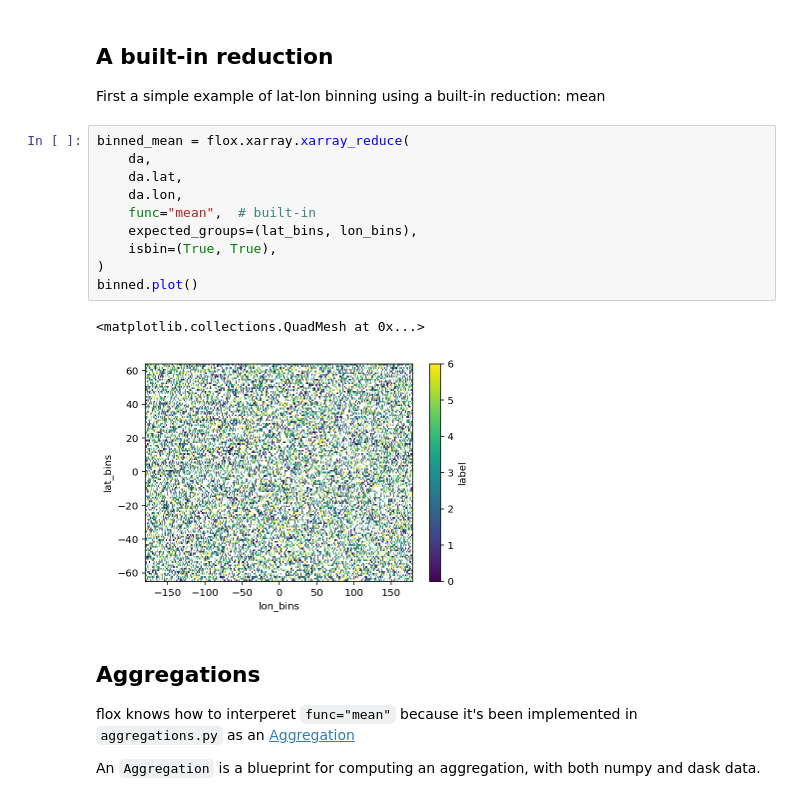
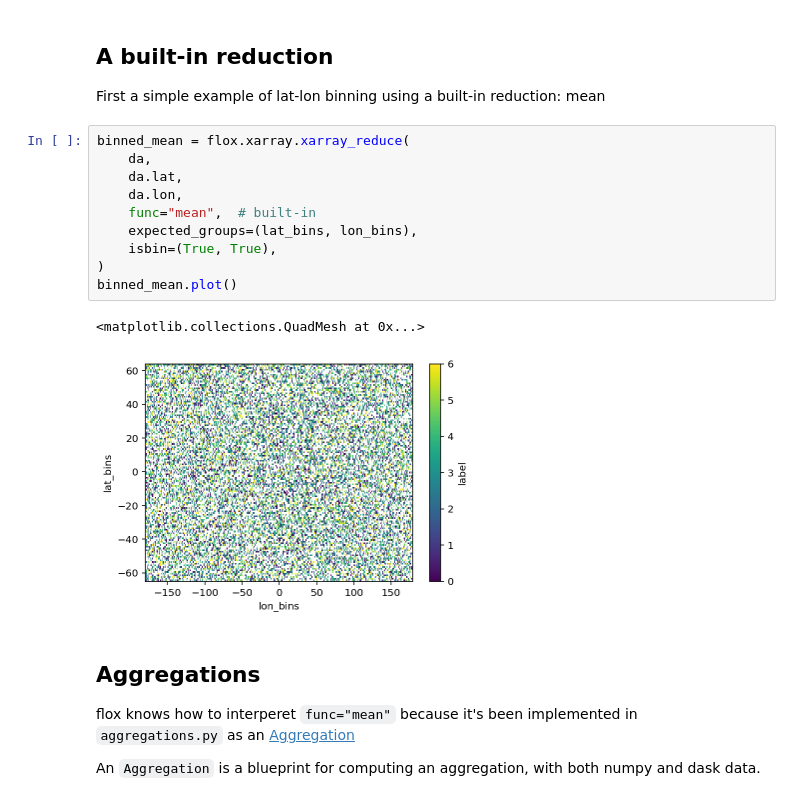
Before and after one commit to xarray-contrib/flox, a Jupyter notebook: docs/source/user-stories/custom-aggregations.ipynb, the cells around one changed output. Drawn from its saved outputs; the diff is of its cells as text.

```diff
--- a/docs/source/user-stories/custom-aggregations.ipynb
+++ b/docs/source/user-stories/custom-aggregations.ipynb
@@ -53,16 +53,16 @@ First a simple example of lat-lon binning using a built-in reduction: mean
 # %%
 binned_mean = flox.xarray.xarray_reduce(
     da,
     da.lat,
     da.lon,
     func="mean",  # built-in
     expected_groups=(lat_bins, lon_bins),
     isbin=(True, True),
 )
-binned.plot()
+binned_mean.plot()
 # %% [output]
 <matplotlib.collections.QuadMesh at 0x...>
-[figure, old version]
+[figure, new version]
 # %% [markdown]
 ## Aggregations
 
```
Also changed, not shown: parts of 2 cells of this notebook, 1 other file.
